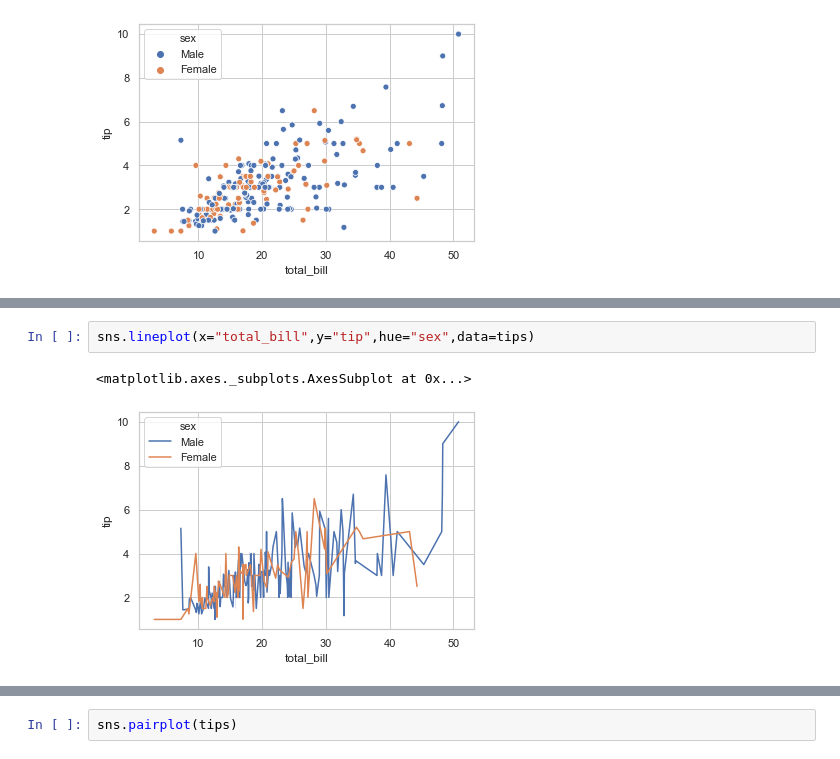
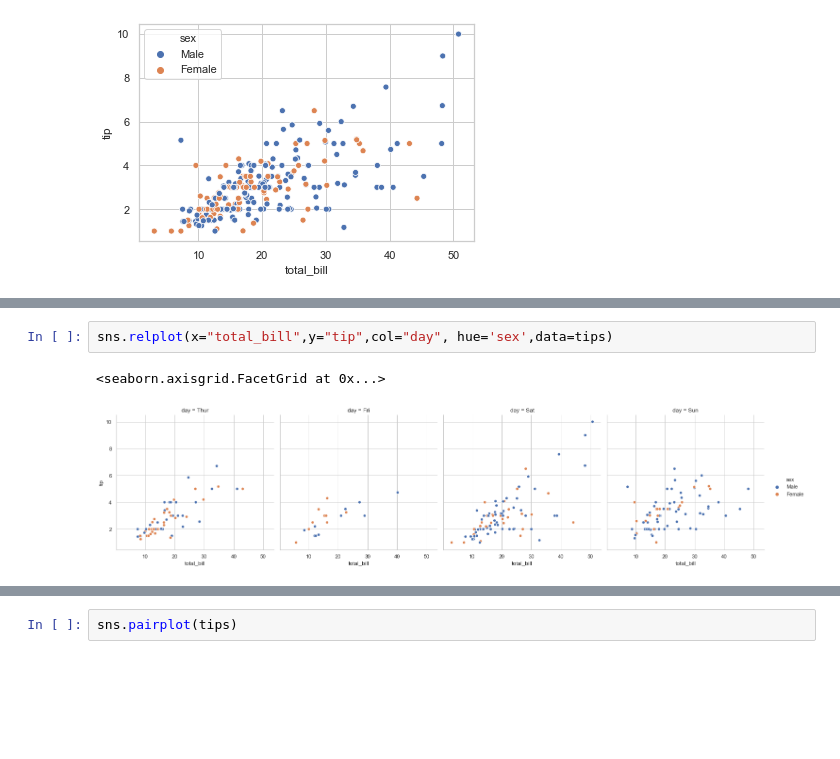
Before and after one commit to srikanthpragada/DS_01_OCT_2019, a Jupyter notebook: seaborn_demo.ipynb, the cells around one changed output, grey strips where cells are left out. Drawn from its saved outputs; the diff is of its cells as text; blank space fills up the shorter version.

```diff
--- a/seaborn_demo.ipynb
+++ b/seaborn_demo.ipynb
@@ -84,5 +133,5 @@ sns.scatterplot(x="total_bill",y="tip",hue="sex", data=tips)
 # %%
-sns.lineplot(x="total_bill",y="tip",hue="sex",data=tips)
+sns.relplot(x="total_bill",y="tip",col="day", hue='sex',data=tips)
 # %% [output]
-<matplotlib.axes._subplots.AxesSubplot at 0x...>
+<seaborn.axisgrid.FacetGrid at 0x...>
-[figure, old version]
+[figure, new version]
```
Also changed, not shown: parts of 21 cells of this notebook, 1 other file.
